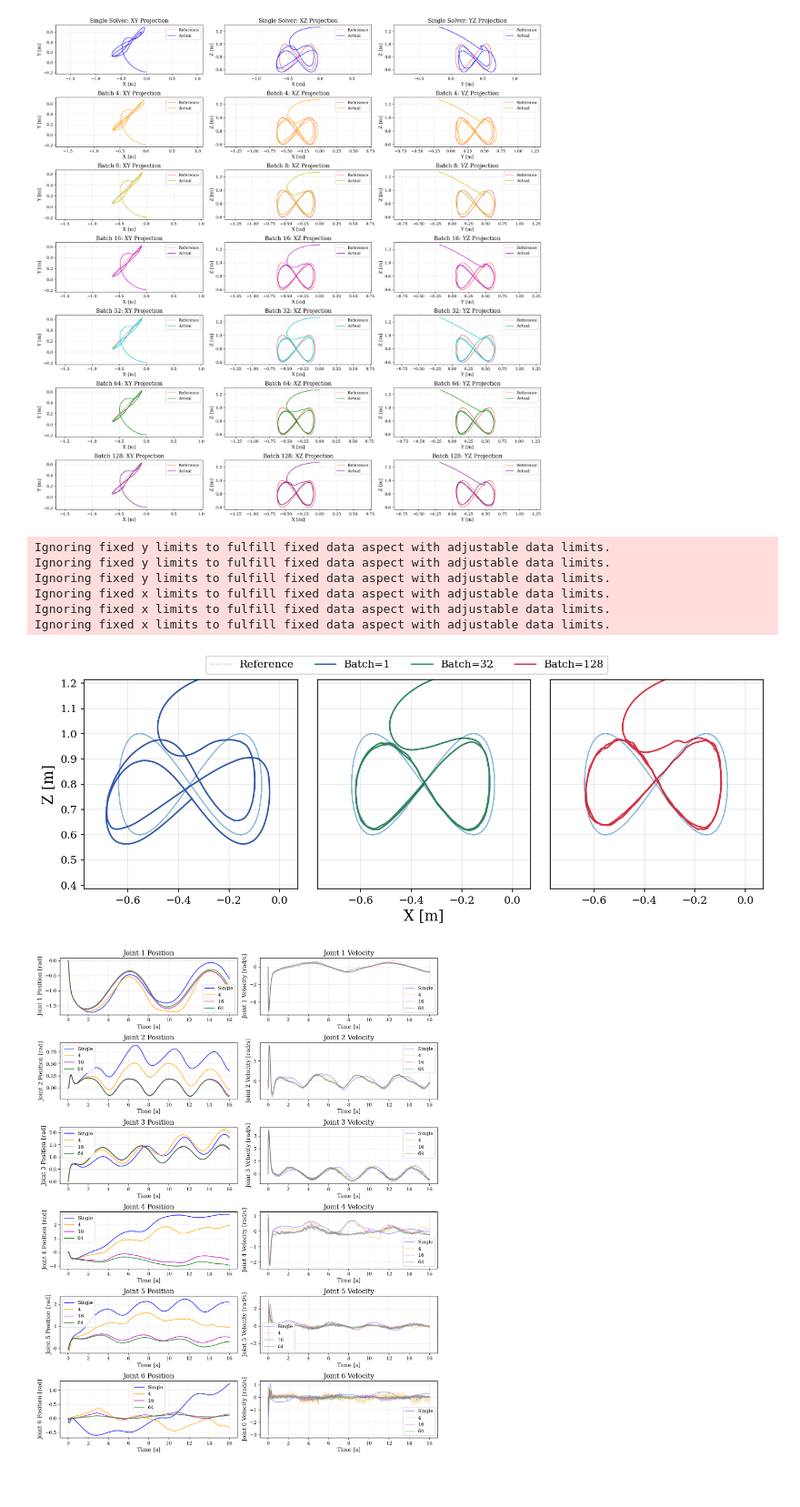
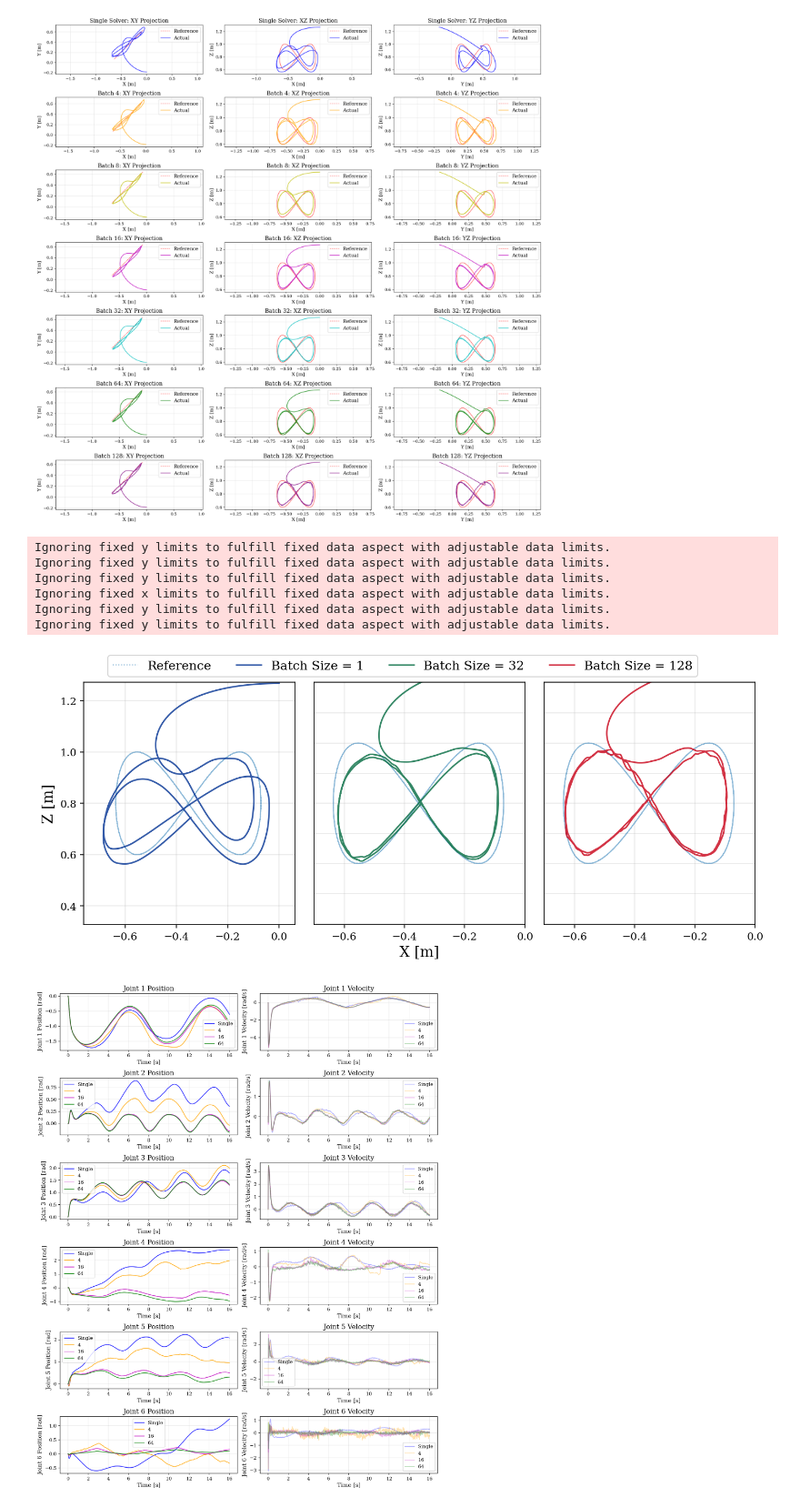
Before and after one commit to A2R-Lab/GATO, a Jupyter notebook: examples/gato_fig8_tracking.ipynb, the cells around one changed output. Shown at 91% size. Drawn from its saved outputs; the diff is of its cells as text; code cells hidden in the pictures; blank space fills up the shorter version.

```diff
--- a/examples/gato_fig8_tracking.ipynb
+++ b/examples/gato_fig8_tracking.ipynb
@@ -511,7 +515,7 @@ mpl.rcParams['axes.labelsize'] = 12
 mpl.rcParams['axes.titlesize'] = 14
 mpl.rcParams['xtick.labelsize'] = 10
 mpl.rcParams['ytick.labelsize'] = 10
-mpl.rcParams['legend.fontsize'] = 10
+mpl.rcParams['legend.fontsize'] = 12
 mpl.rcParams['figure.dpi'] = 150
 mpl.rcParams['savefig.dpi'] = 300
 
@@ -708,7 +712,7 @@ plt.tight_layout()
 plt.savefig('trajectory_projections.pdf', bbox_inches='tight')
 plt.show()
 # %% [output]
-[figure, old version]
+[figure, new version]
 # %%
 base_palette = {
     '1':   '#003192',  # Barnard Blue
@@ -721,14 +725,14 @@ base_palette = {
 }
 
 # Single vs Batch=32 vs Batch=128 XZ Projection Comparison (side by side)
-fig, axes = plt.subplots(1, 3, figsize=(10, 3.5))
+fig, axes = plt.subplots(1, 3, figsize=(10, 4))
 
 # Left plot: Single Solver
 ax = axes[0]
 ax.plot(ref_traj[:, 0], ref_traj[:, 2], ':', linewidth=1.0, label='Reference', alpha=0.5)
 if 'ee_actual' in mpc_stats and len(mpc_stats['ee_actual']) > 0:
     ee_single = mpc_stats['ee_actual']
-    ax.plot(ee_single[:, 0], ee_single[:, 2], color=base_palette['1'], linewidth=1.5, label='Batch=1', alpha=0.8)
+    ax.plot(ee_single[:, 0], ee_single[:, 2], color=base_palette['1'], linewidth=1.5, label='Batch Size = 1', alpha=0.8)
 # ax.set_xlabel('X [m]')
 ax.set_ylabel('Z [m]', fontsize=14)
 ax.grid(True, alpha=0.3)
@@ -741,7 +745,7 @@ ax = axes[1]
 ax.plot(ref_traj[:, 0], ref_traj[:, 2], ':', linewidth=1.0, alpha=0.5)
 if 'ee_actual' in mpc_stats_32 and len(mpc_stats_32['ee_actual']) > 0:
     ee_batch32 = mpc_stats_32['ee_actual']
-    ax.plot(ee_batch32[:, 0], ee_batch32[:, 2], color=base_palette['32'], linewidth=1.5, label='Batch=32', alpha=0.8)
+    ax.plot(ee_batch32[:, 0], ee_batch32[:, 2], color=base_palette['32'], linewidth=1.5, label='Batch Size = 32', alpha=0.8)
 ax.set_xlabel('X [m]', fontsize=14)
 # ax.set_ylabel('Z [m]')
 ax.grid(True, alpha=0.3)
@@ -756,7 +760,7 @@ ax = axes[2]
 ax.plot(ref_traj[:, 0], ref_traj[:, 2], ':', linewidth=1.0, alpha=0.5)
 if 'ee_actual' in mpc_stats_128 and len(mpc_stats_128['ee_actual']) > 0:
     ee_batch128 = mpc_stats_128['ee_actual']
-    ax.plot(ee_batch128[:, 0], ee_batch128[:, 2], color=base_palette['128'], linewidth=1.5, label='Batch=128', alpha=0.8)
+    ax.plot(ee_batch128[:, 0], ee_batch128[:, 2], color=base_palette['128'], linewidth=1.5, label='Batch Size = 128', alpha=0.8)
 # ax.set_xlabel('X [m]')
 # ax.set_ylabel('Z [m]')
 ax.grid(True, alpha=0.3)
@@ -765,36 +769,36 @@ ax.tick_params(axis='y', which='both', left=False, labelleft=False)
 ax.axis('equal')
 ax.set_xlim(-0.7, 0.0)
 ax.set_ylim(0.5, 1.1)
 
 # Add single legend for all subplots
 handles, labels = [], []
 for ax in axes:
     h, l = ax.get_legend_handles_labels()
     handles.extend(h)
     labels.extend(l)
 
 # Remove duplicates while preserving order
 unique_labels = []
 unique_handles = []
 for handle, label in zip(handles, labels):
     if label not in unique_labels:
         unique_labels.append(label)
         unique_handles.append(handle)
 
 fig.legend(unique_handles, unique_labels, loc='upper center', bbox_to_anchor=(0.5, 1.08), ncol=4)
 
 plt.tight_layout()
 plt.subplots_adjust(top=0.97)
 plt.savefig('fig8-disturbance.png', bbox_inches='tight')
 plt.show()
 # %% [output]
 Ignoring fixed y limits to fulfill fixed data aspect with adjustable data limits.
 Ignoring fixed y limits to fulfill fixed data aspect with adjustable data limits.
 Ignoring fixed y limits to fulfill fixed data aspect with adjustable data limits.
 Ignoring fixed x limits to fulfill fixed data aspect with adjustable data limits.
-Ignoring fixed x limits to fulfill fixed data aspect with adjustable data limits.
-Ignoring fixed x limits to fulfill fixed data aspect with adjustable data limits.
+Ignoring fixed y limits to fulfill fixed data aspect with adjustable data limits.
+Ignoring fixed y limits to fulfill fixed data aspect with adjustable data limits.
-[figure, old version]
+[figure, new version]
 # %%
 # Joint-Level Analysis
 fig, axes = plt.subplots(6, 2, figsize=(12, 15))
```
Also changed, not shown: parts of 4 cells of this notebook, 5 other files.
